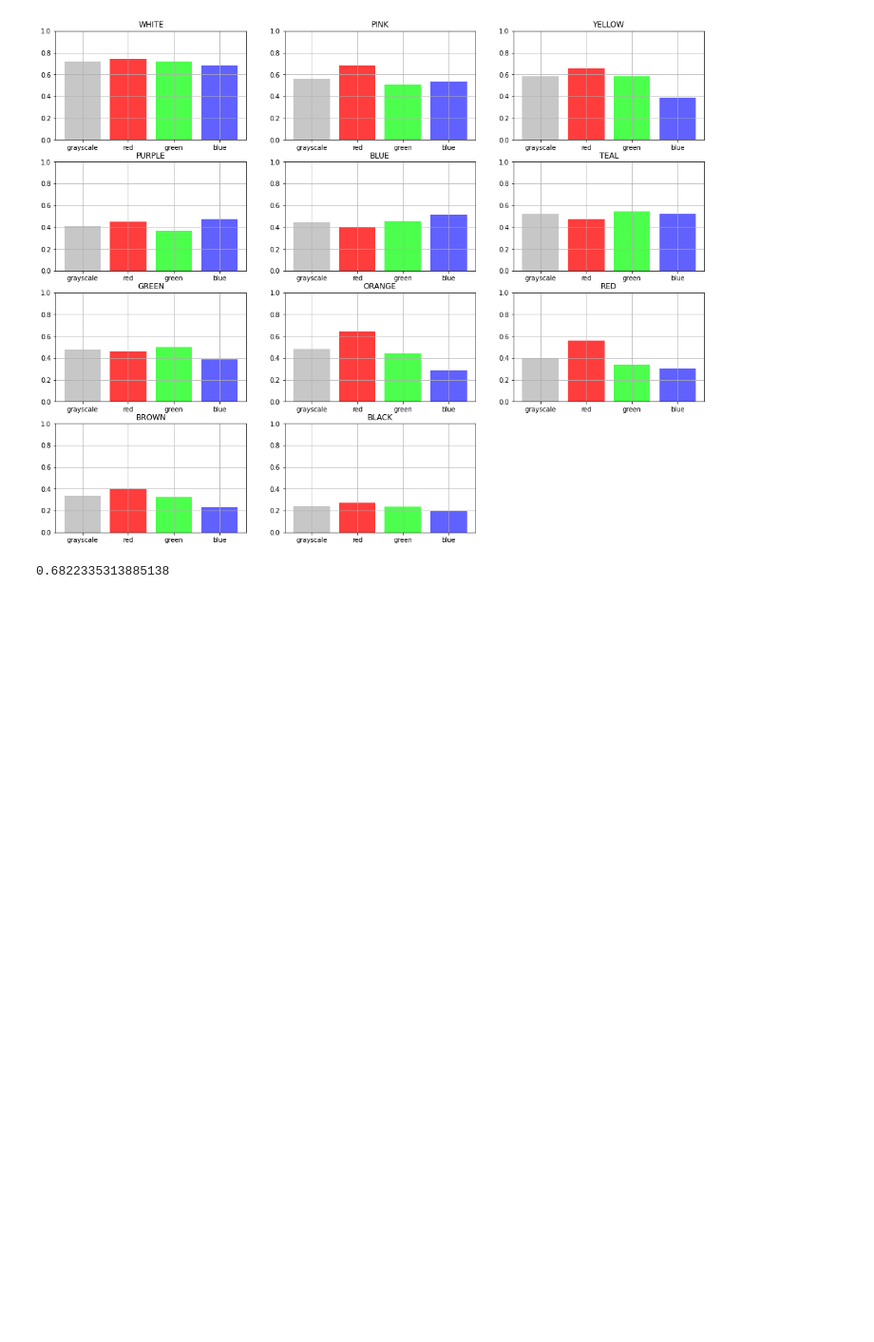
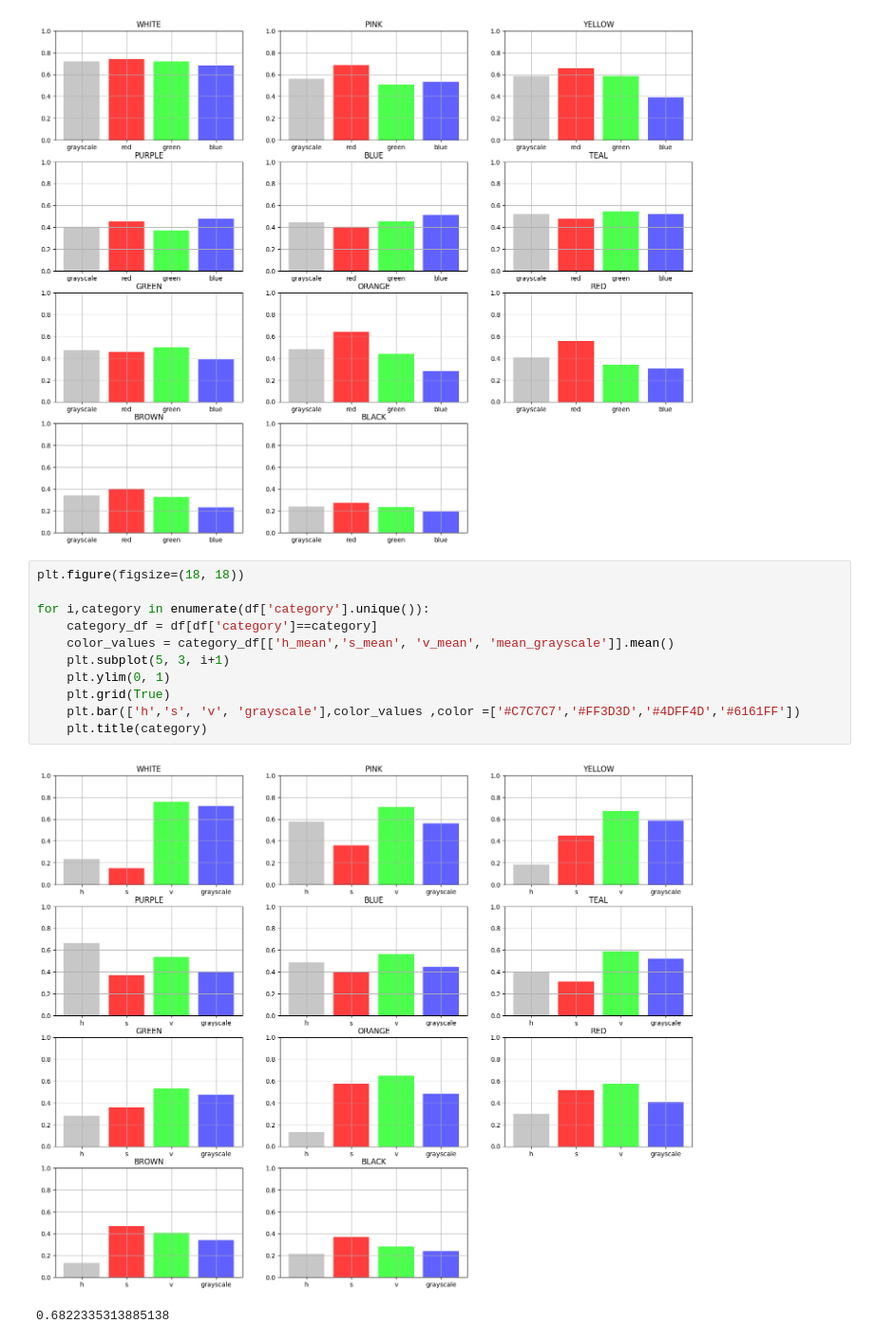
Before and after one commit to alejomaar/machine-learning, a Jupyter notebook: clasification/Google Art and Culture/notebooks/classification.ipynb, the cells around one changed output. Shown at 95% size. Cells and saved outputs as stored; diff of their text form; blank space fills up the shorter version.

```diff
--- a/clasification/Google Art and Culture/notebooks/classification.ipynb
+++ b/clasification/Google Art and Culture/notebooks/classification.ipynb
@@ -72,6 +81,19 @@ for i,category in enumerate(df['category'].unique()):
     plt.title(category)
 # %% [output]
 [figure]
+# %%
+plt.figure(figsize=(18, 18))
+
+for i,category in enumerate(df['category'].unique()):
+    category_df = df[df['category']==category]
+    color_values = category_df[['h_mean','s_mean', 'v_mean', 'mean_grayscale']].mean()
+    plt.subplot(5, 3, i+1)
+    plt.ylim(0, 1)
+    plt.grid(True)
+    plt.bar(['h','s', 'v', 'grayscale'],color_values ,color =['#C7C7C7','#FF3D3D','#4DFF4D','#6161FF'])
+    plt.title(category)
+# %% [output]
+[figure, added]
 # %%
 # %% [output]
 0.6822335313885138
```
Also changed, not shown: parts of 30 cells of this notebook, 13 other files.
